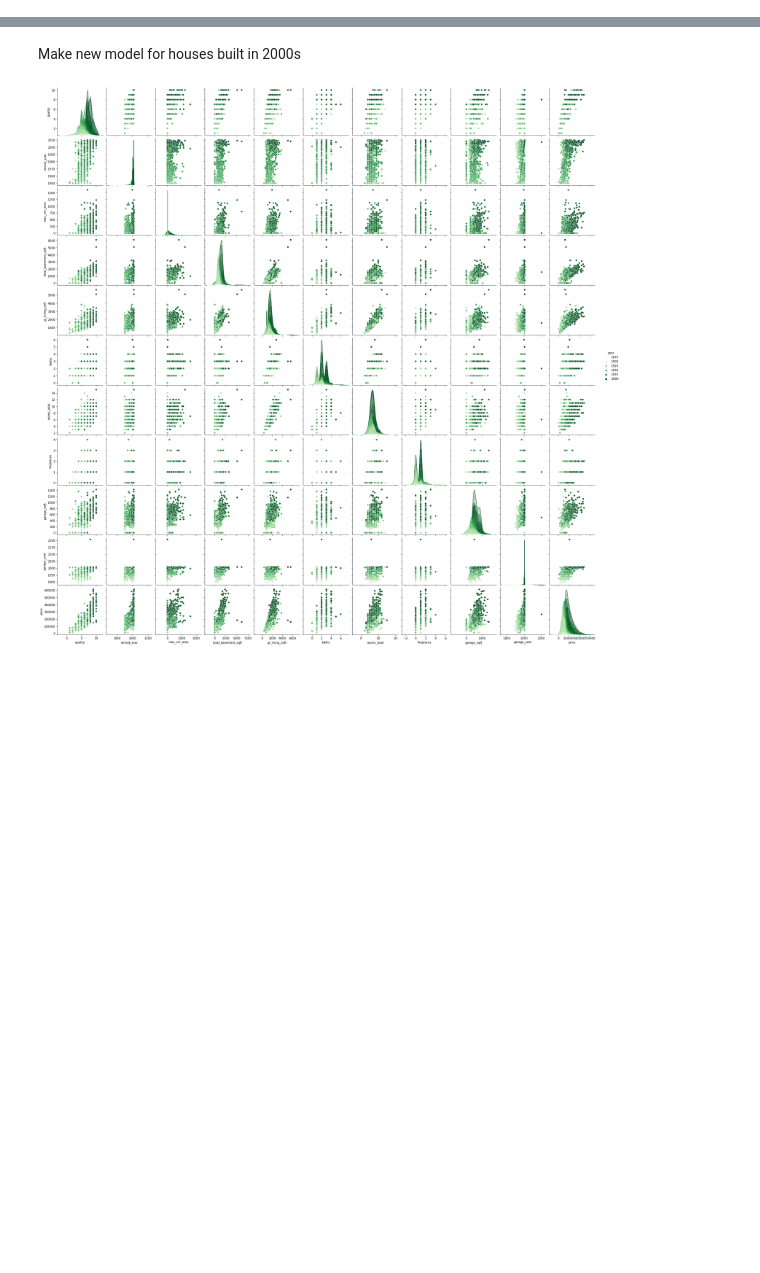
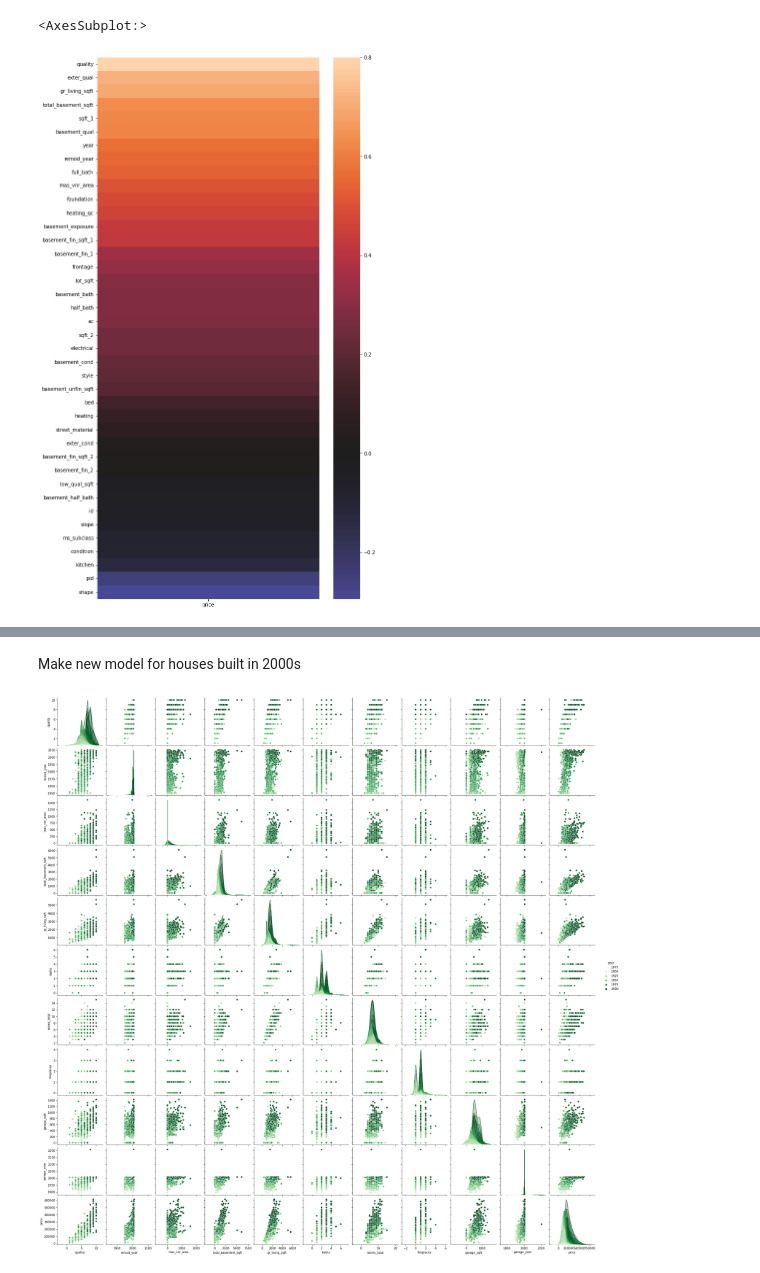
Before and after one commit to woodstockwins/1213-iris, a Jupyter notebook: projects/project-2-master/1_p2_simple_models.ipynb, the cells around one changed output, grey strips where cells are left out. Saved outputs shown, nothing was run; the diff lists cells and outputs as text; code cells hidden in the pictures; blank space fills up the shorter version.

```diff
--- a/projects/project-2-master/1_p2_simple_models.ipynb
+++ b/projects/project-2-master/1_p2_simple_models.ipynb
@@ -554,2 +594,8 @@ data_local['foundation'] = data_local['foundation'].map({'Slab':0, 'Stone':1, 'B
+# %%
+plt.figure(figsize=(10,20))
+sns.heatmap(model.data.corr()[['price']][0:40].sort_values(by='price', ascending=False), center=0)
+# %% [output]
+<AxesSubplot:>
+[figure, added]
 # %%
 data_local[['sale_type', 'p_sqft']].groupby(['sale_type']).hist()
```
Also changed, not shown: parts of 119 cells of this notebook, 12 other files.
